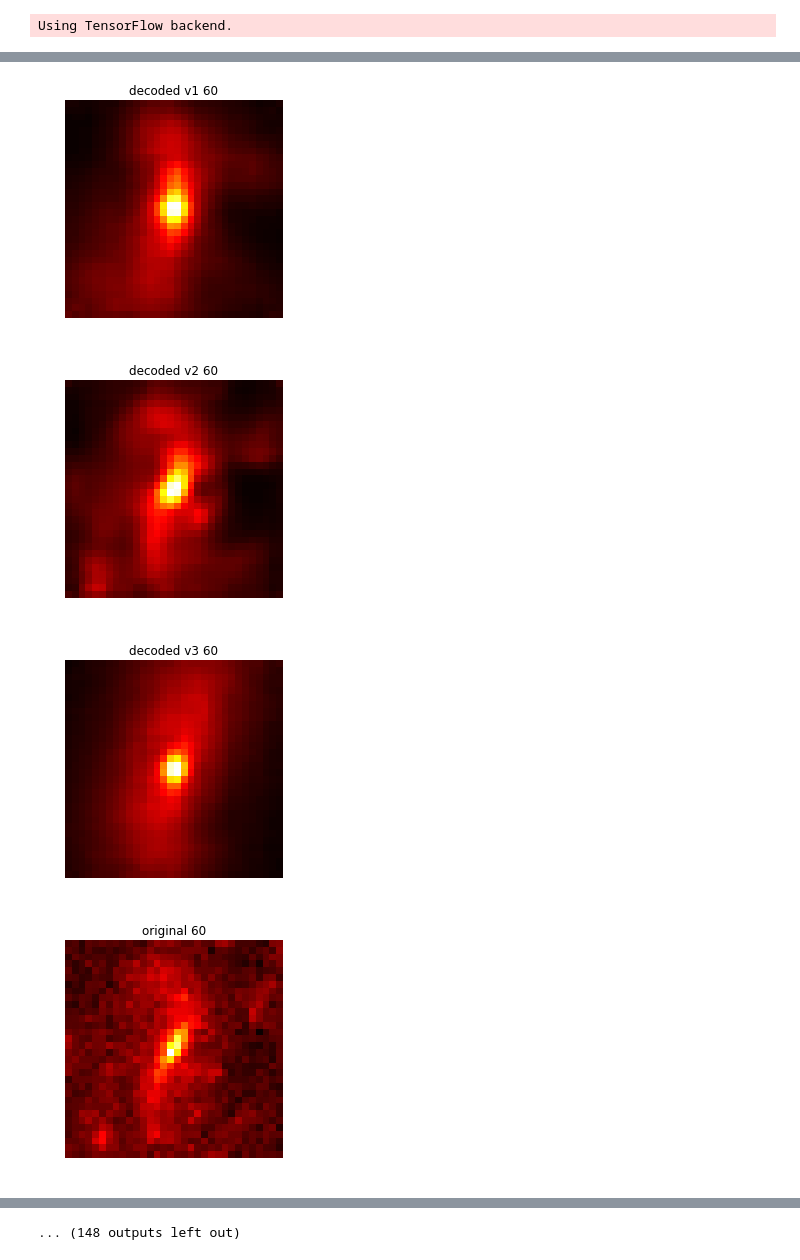
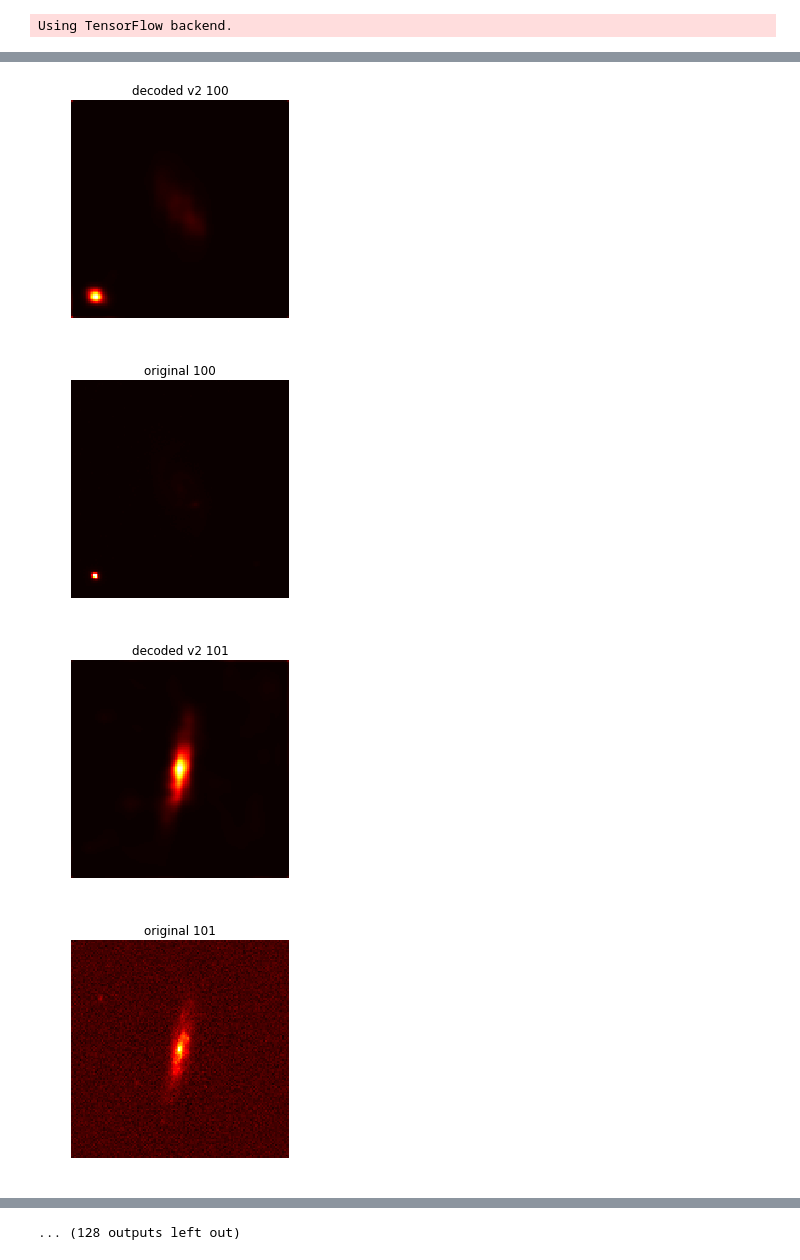
Before and after one commit to VigneshBaskar/Astrohack, a Jupyter notebook: explore result/explore autoencoder results.ipynb, the cells around one changed output, grey strips where cells are left out. Saved outputs shown, nothing was run; the diff lists cells and outputs as text; code cells hidden in the pictures.

```diff
--- a/explore result/explore autoencoder results.ipynb
+++ b/explore result/explore autoencoder results.ipynb
@@ -12,7 +12,8 @@ from Data_Preparation_Library import *
 Using TensorFlow backend.
 # %%
 #selectedBatches=["6","7","8","9","10","11","12","13","14","15","16","17","18","19","20"]
-maxBatchId = 5
+image_size = 128
+maxBatchId = 1
 selectedBatches=[str(i) for i in range(maxBatchId)]
 # %%
 extra_folder1 = str(image_size) + "_" + str(image_size)
@@ -33,7 +34,7 @@ X_test =X[int(len(X)*2/3):]
 # %%
 extra_folder="results_"+str(image_size)+"_on_"+str(image_size)
 #postfix="_".join(selectedBatches)
-postfix="_all"
+postfix="0"
 # %%
 with open(os.path.join(output_path,extra_folder,"autoencoder_results_test_v1_" +postfix),'rb') as handle:
     decoded_imgs_v1=pickle.load(handle)
@@ -46,19 +51,19 @@ with open(os.path.join(output_path,extra_folder,"autoencoder_results_test_v3_" +
 # %%
-for id in range(60,100):
-    plt.title("decoded v1 " + str(id))
-    plot_images([decoded_imgs_v1[id].reshape(decoded_imgs_v1[1].shape[0],decoded_imgs_v1[1].shape[1])])
-    plt.show()
+for id in range(100,170):
+    #plt.title("decoded v1 " + str(id))
+    #plot_images([decoded_imgs_v1[id].reshape(decoded_imgs_v1[1].shape[0],decoded_imgs_v1[1].shape[1])])
+    #plt.show()
     plt.title("decoded v2 " + str(id))
     plot_images([decoded_imgs_v2[id].reshape(decoded_imgs_v2[1].shape[0],decoded_imgs_v2[1].shape[1])])
     plt.show()
-    plt.title("decoded v3 " + str(id))
-    plot_images([decoded_imgs_v3[id].reshape(decoded_imgs_v3[1].shape[0],decoded_imgs_v3[1].shape[1])])
-    plt.show()
+    #plt.title("decoded v3 " + str(id))
+    #plot_images([decoded_imgs_v3[id].reshape(decoded_imgs_v3[1].shape[0],decoded_imgs_v3[1].shape[1])])
+    #plt.show()
     plt.title("original " + str(id))
     plot_images([X_test[id].reshape(X_test[1].shape[0],X_test[1].shape[1])])
     plt.show()
 # %% [output]
-[figure, old version]
+[figure, new version]
-[figure, old version]
+[figure, new version]
-[figure, old version]
+[figure, new version]
-[figure, old version]
+[figure, new version]
@@ -73,2 +78,2 @@ for id in range(60,100):
-... (148 outputs left out)
+... (128 outputs left out)
 # %%
```
Also changed, not shown: parts of 5 cells of this notebook, 2 other files.
